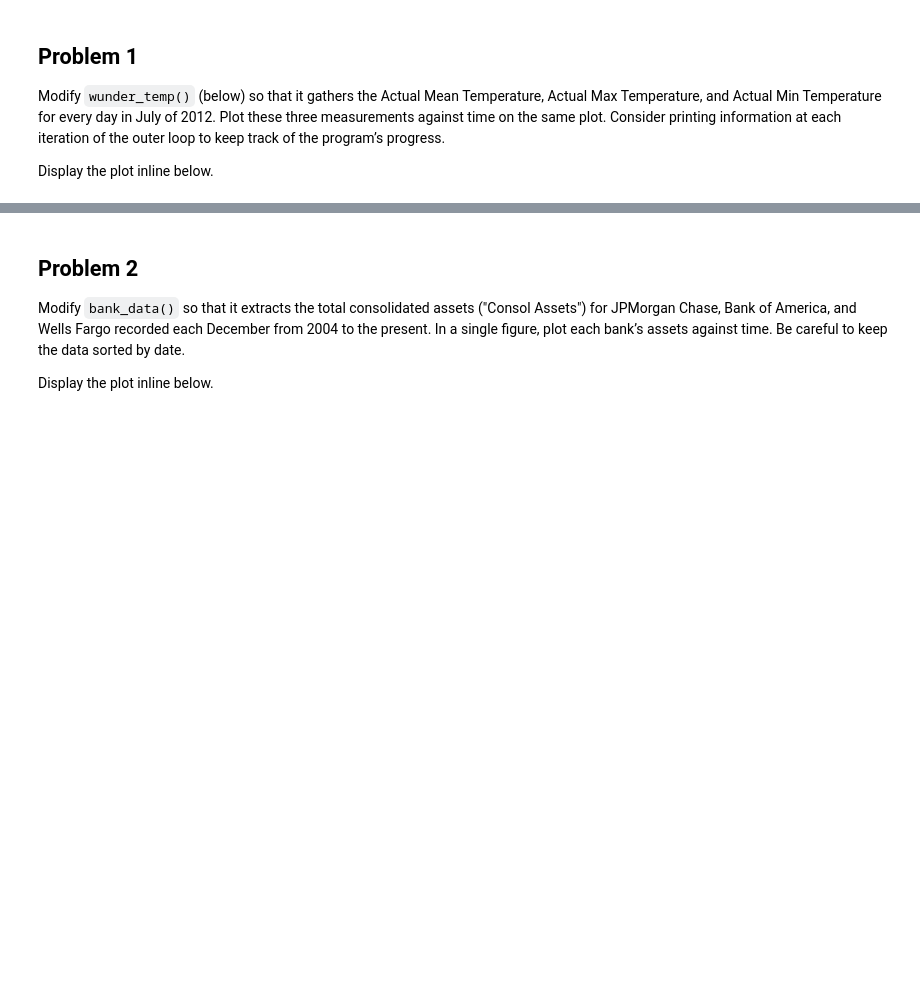
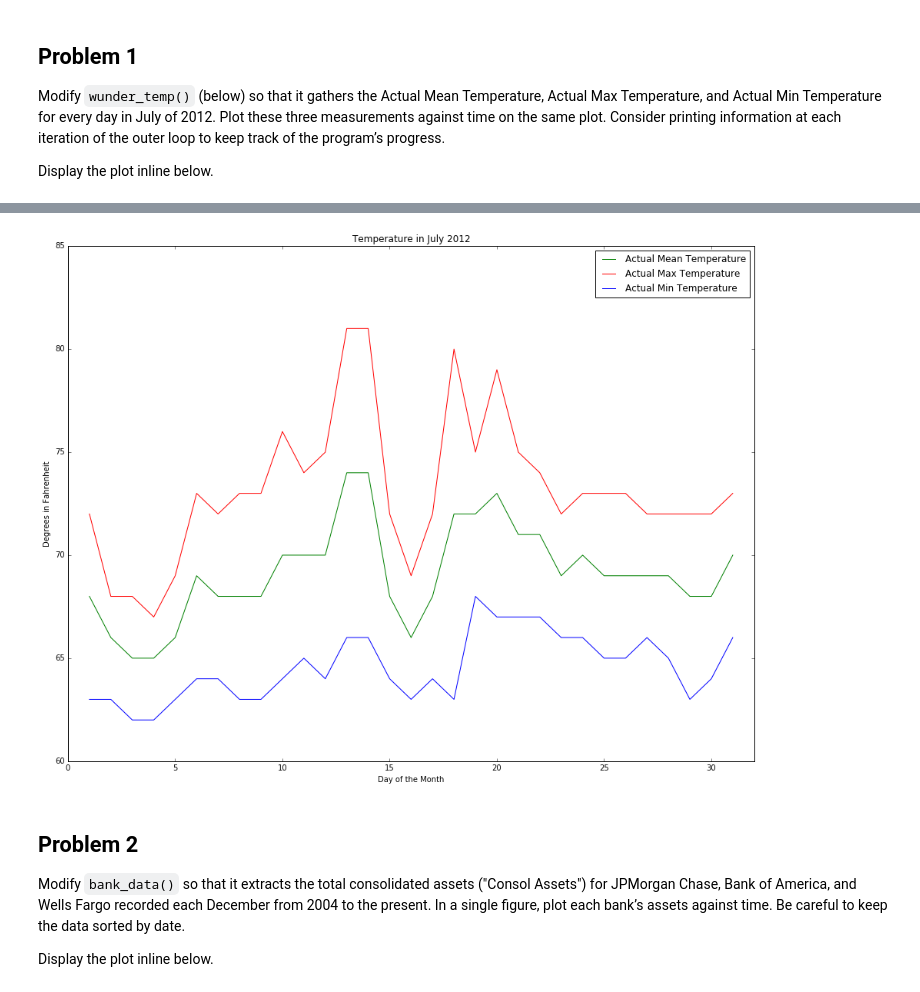
Before and after one commit to mattschaelling/acme_vol3, a Jupyter notebook: WebScraping2/web_scraping2.ipynb, the cells around one changed output, grey strips where cells are left out. Saved outputs shown, nothing was run; the diff lists cells and outputs as text; code cells hidden in the pictures; blank space fills up the shorter version.

```diff
--- a/WebScraping2/web_scraping2.ipynb
+++ b/WebScraping2/web_scraping2.ipynb
@@ -8,10 +8,11 @@ import re
 import time
 import requests
 from bs4 import BeautifulSoup
+import numpy as np
 
 from matplotlib import pyplot as plt, rcParams
 %matplotlib inline
-# rcParams["figure.figsize"] = (16,12)    # Use this line to increase your figure size (optional).
+rcParams["figure.figsize"] = (16,12)    # Use this line to increase your figure size (optional).
 # %% [markdown]
 ## Problem 1
 Modify `wunder_temp()` (below) so that it gathers the Actual Mean Temperature, Actual Max Temperature, and Actual Min Temperature for every day in July of 2012.
@@ -25,26 +26,39 @@ def wunder_temp(day="/history/airport/KSAN/2012/7/1/DailyHistory.html"):
     """Crawl through Weather Underground and extract temperature data."""
     # Initialize variables, including a regex for finding the 'Next Day' link.
     actual_mean_temp = []
+    actual_max_temp = []
+    actual_min_temp = []
     next_day_finder = re.compile(r"Next Day")
     base_url = "https://www.wunderground.com"       # Web page base URL.
     page = base_url + day                           # Complete page URL.
-    current = None
+    current1 = None
+    current2 = None
+    current3 = None
 
-    for _ in range(4):
-        while current is None:  # Try downloading until it works.
+    for day in range(1,32):
+        print("Processing July {}, 2012".format(day))
+        while current1 is None or current2 is None or current3 is None:  # Try downloading until it works.
             # Download the page source and PAUSE before continuing.
             page_source = requests.get(page).text
             time.sleep(1)           # PAUSE before continuing.
             soup = BeautifulSoup(page_source, "html.parser")
-            current = soup.find(string="Mean Temperature")
+            current1 = soup.find(string="Mean Temperature")
+            current2 = soup.find(string="Max Temperature")
+            current3 = soup.find(string="Min Temperature")
 
         # Navigate to the relevant tag, then extract the temperature data.
-        temp_tag = current.parent.parent.next_sibling.next_sibling.span.span
+        temp_tag = current1.parent.parent.next_sibling.next_sibling.span.span
         actual_mean_temp.append(int(temp_tag.string))
+        temp_tag = current2.parent.parent.next_sibling.next_sibling.span.span
+        actual_max_temp.append(int(temp_tag.string))
+        temp_tag = current3.parent.parent.next_sibling.next_sibling.span.span
+        actual_min_temp.append(int(temp_tag.string))
 
         # Find the URL for the page with the next day's data.
         new_day = soup.find(string=next_day_finder).parent["href"]
         page = base_url + new_day                   # New complete page URL.
-        current = None
+        current1, current2, current3 = None, None, None
 
-    return actual_mean_temp
+    return actual_mean_temp, actual_max_temp, actual_min_temp
+
+actual_mean_temp, actual_max_temp, actual_min_temp = wunder_temp()
@@ -51,3 +83,15 @@ def wunder_temp(day="/history/airport/KSAN/2012/7/1/DailyHistory.html"):
+# %%
+plt.plot(np.arange(1,len(actual_mean_temp)+1), actual_mean_temp, 'g', label='Actual Mean Temperature')
+plt.plot(np.arange(1,len(actual_mean_temp)+1), actual_max_temp, 'r', label='Actual Max Temperature')
+plt.plot(np.arange(1,len(actual_mean_temp)+1), actual_min_temp, 'b', label='Actual Min Temperature')
+plt.legend()
+plt.xlim(0,32)
+plt.xlabel("Day of the Month")
+plt.ylabel("Degrees in Fahrenheit")
+plt.title("Temperature in July 2012")
+plt.show()
+# %% [output]
+[figure, added]
 # %% [markdown]
 ## Problem 2
 
```
Also changed, not shown: parts of 6 cells of this notebook.
